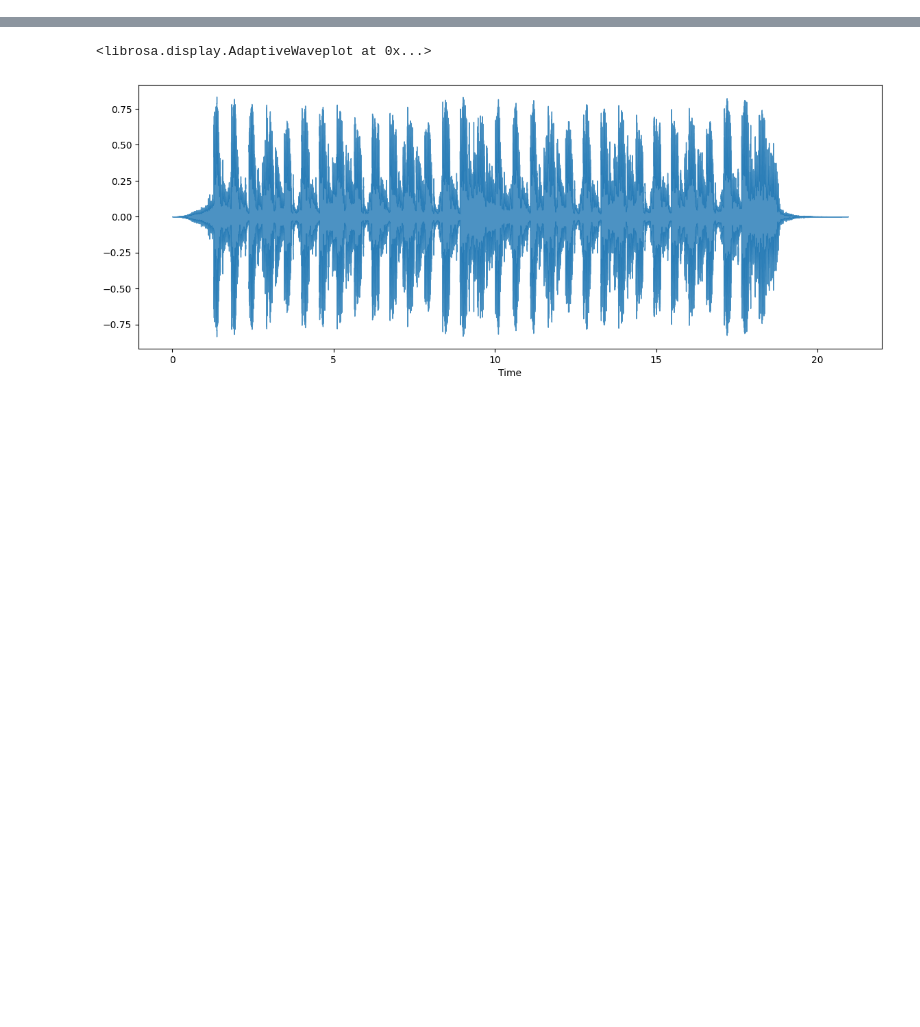
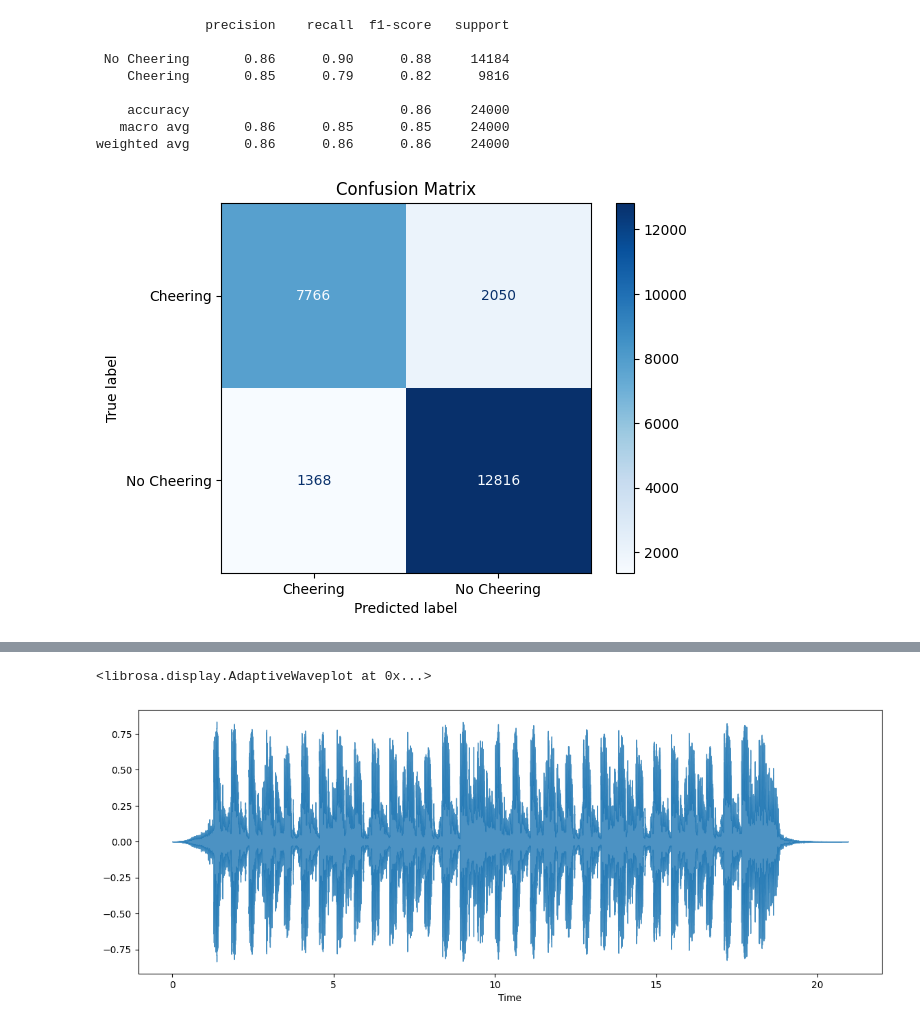
Before and after one commit to awaisnazir08/audio_activity_detection, a Jupyter notebook: train.ipynb, the cells around one changed output, grey strips where cells are left out. Cells and saved outputs as stored; diff of their text form; code cells hidden in the pictures; blank space fills up the shorter version.

Commit message:
improve model, create evaluation report

```diff
--- a/train.ipynb
+++ b/train.ipynb
@@ -149,27 +145,21 @@ def train_model(model, train_loader, val_loader, criterion, optimizer, epochs=10
               f"Train Loss: {avg_train_loss:.4f}, Train Accuracy: {train_accuracy:.4%}, "
               f"Val Loss: {avg_val_loss:.4f}, Val Accuracy: {val_accuracy:.4%}")
 # %%
-# Load JSON annotations
 with open("annotations.json", "r") as f:
     annotations = json.load(f)
 
-# Audio files list
 audio_files = list(annotations.keys())
 
-# Split dataset into training and validation subsets
 train_files, val_files = train_test_split(audio_files, test_size=0.2, random_state=42)
 train_dataset = AudioDataset(train_files, annotations)
 val_dataset = AudioDataset(val_files, annotations)
 
-# Create DataLoaders for training and validation
 train_loader = DataLoader(train_dataset, batch_size=4, shuffle=True)
 val_loader = DataLoader(val_dataset, batch_size=4, shuffle=False)
 
-# Initialize Model, Loss, Optimizer
-model = LSTMSoundClassifier(input_size=64, hidden_size=128, num_layers=2, output_size=1)
-criterion = nn.BCELoss()  # Binary Cross-Entropy Loss
-optimizer = optim.Adam(model.parameters(), lr=0.001, weight_decay=1e-4)
+model = LSTMSoundClassifier(input_size=16, hidden_size=32, num_layers=2, output_size=1)
+criterion = nn.BCELoss()
+optimizer = optim.Adam(model.parameters(), lr=0.001, weight_decay=1e-3)
 
-# Train Model
 train_model(model, train_loader, val_loader, criterion, optimizer, epochs=10)
 # %% [output]
@@ -191,4 +176,41 @@ Epoch 15/15 -> Train Loss: 0.2511, Train Accuracy: 89.5979%, Val Loss: 0.3201, V
 # %%
 torch.save(model.state_dict(), 'model.pth')
+# %%
+def create_confusion_matrix_and_report(model, val_loader):
+    model.eval()
+    all_preds = []
+    all_labels = []
+
+    with torch.no_grad():
+        for mel_spec, labels in val_loader:
+
+            outputs = model(mel_spec)
+
+            predictions = (outputs.squeeze() > 0.5).float()
+
+            all_preds.extend(predictions.cpu().numpy().flatten())
+            all_labels.extend(labels.cpu().numpy().flatten())
+
+    cm = confusion_matrix(all_labels, all_preds, labels=[1, 0])  # 1 is Cheering, 0 is No Cheering
+    disp = ConfusionMatrixDisplay(confusion_matrix=cm, display_labels=["Cheering", "No Cheering"])
+
+    report = classification_report(all_labels, all_preds, target_names=["No Cheering", "Cheering"])
+    print(report)
+
+    disp.plot(cmap=plt.cm.Blues)
+    plt.title("Confusion Matrix")
+    plt.show()
+# %%
+create_confusion_matrix_and_report(model, val_loader)
+# %% [output]
+              precision    recall  f1-score   support
+
+ No Cheering       0.86      0.90      0.88     14184
+    Cheering       0.85      0.79      0.82      9816
+
+    accuracy                           0.86     24000
+   macro avg       0.86      0.85      0.85     24000
+weighted avg       0.86      0.86      0.86     24000
+[figure, added]
 # %%
 
```
Also changed, not shown: parts of 11 cells of this notebook, 3 other files.
